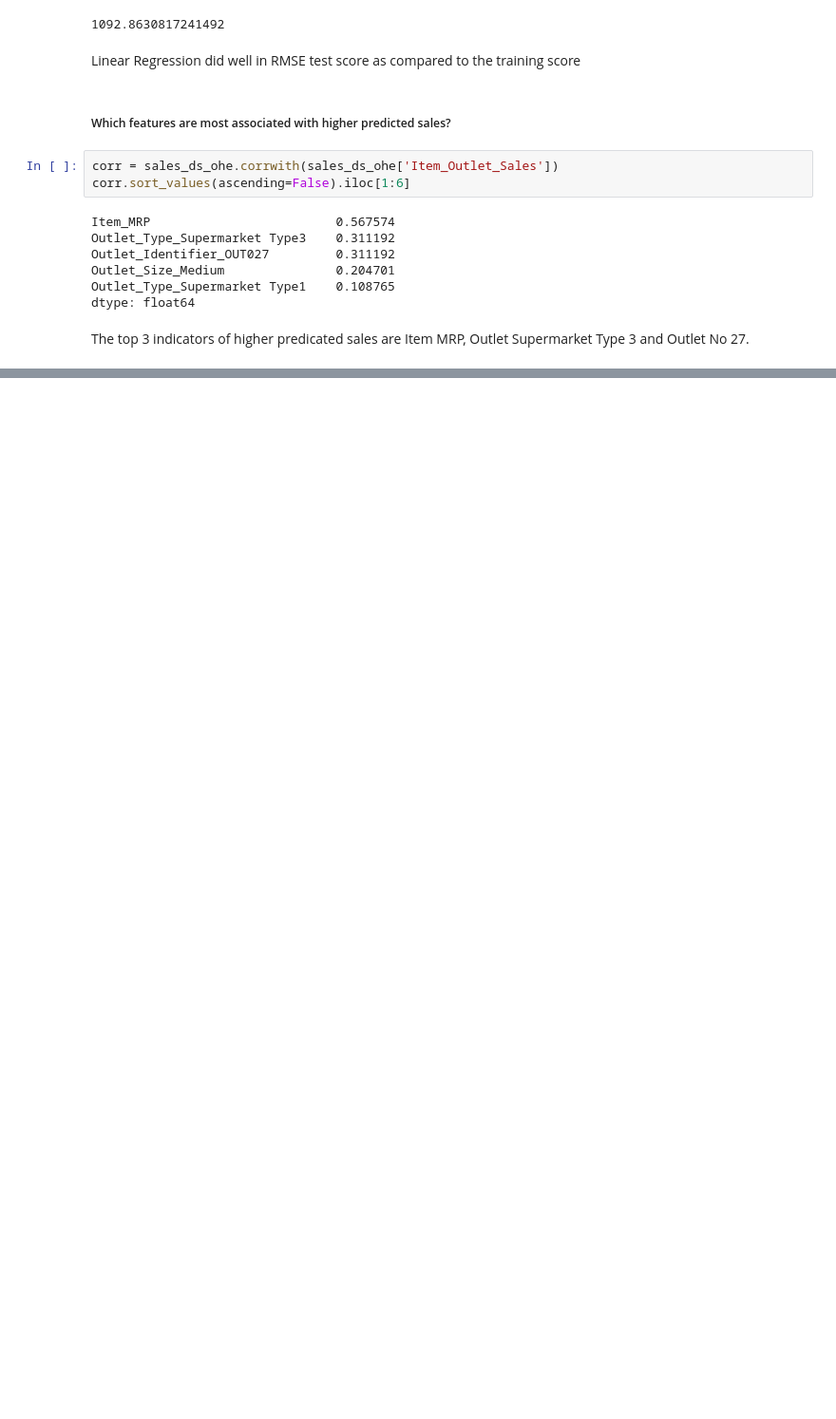
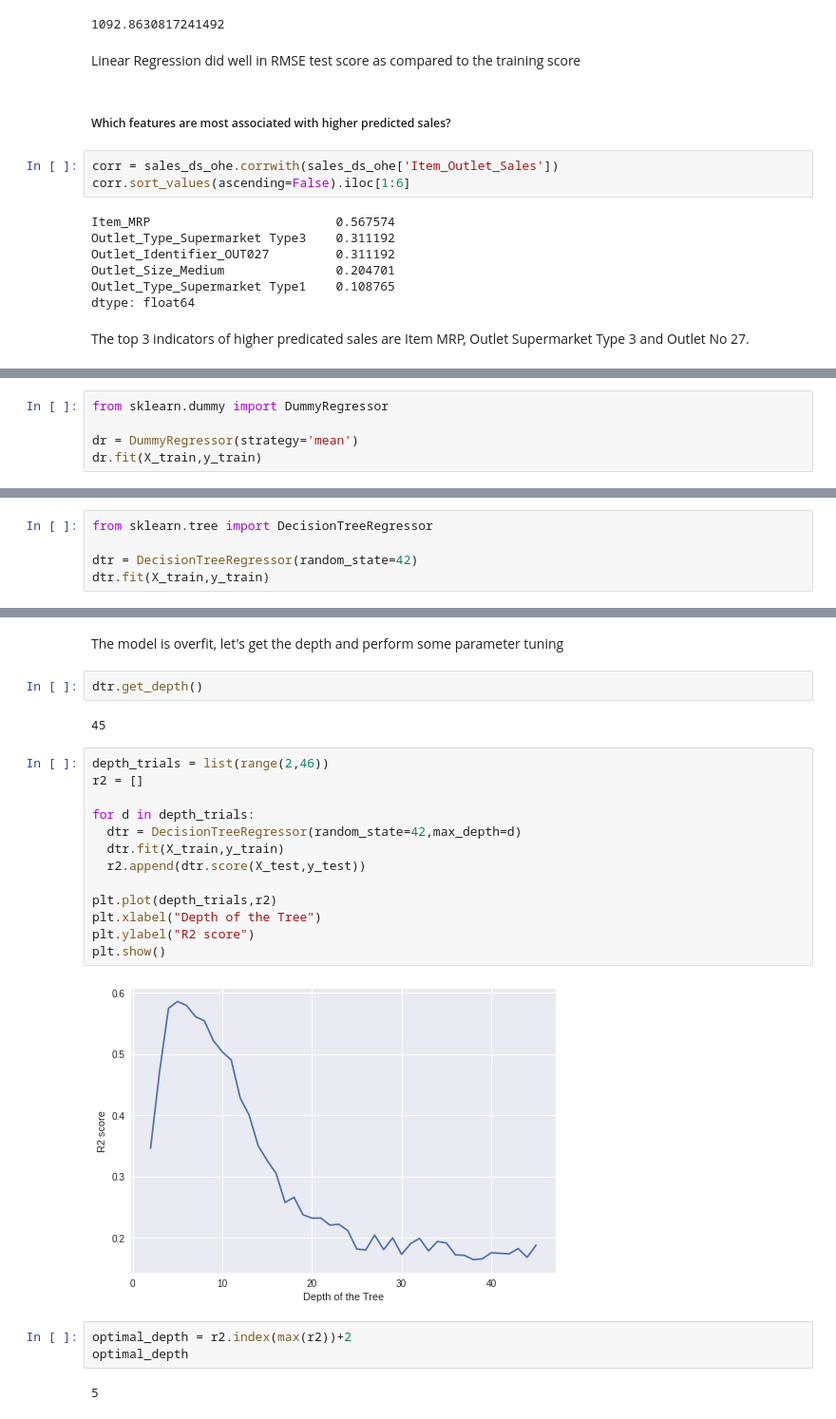
Before and after one commit to ialkamal/food-sales-predictions, a Jupyter notebook: food_sales_predictions.ipynb, the cells around one changed output, grey strips where cells are left out. Shown at 95% size. Drawn from its saved outputs; the diff is of its cells as text; blank space fills up the shorter version.

```diff
--- a/food_sales_predictions.ipynb
+++ b/food_sales_predictions.ipynb
@@ -700,0 +748,5 @@ The top 3 indicators of higher predicated sales are Item MRP, Outlet Supermarket
+# %%
+from sklearn.dummy import DummyRegressor
+
+dr = DummyRegressor(strategy='mean')
+dr.fit(X_train,y_train)
@@ -700,0 +789,5 @@ The top 3 indicators of higher predicated sales are Item MRP, Outlet Supermarket
+# %%
+from sklearn.tree import DecisionTreeRegressor
+
+dtr = DecisionTreeRegressor(random_state=42)
+dtr.fit(X_train,y_train)
@@ -700,0 +815,26 @@ The top 3 indicators of higher predicated sales are Item MRP, Outlet Supermarket
+# %% [markdown]
+The model is overfit, let's get the depth and perform some parameter tuning
+# %%
+dtr.get_depth()
+# %% [output]
+45
+# %%
+depth_trials = list(range(2,46))
+r2 = []
+
+for d in depth_trials:
+  dtr = DecisionTreeRegressor(random_state=42,max_depth=d)
+  dtr.fit(X_train,y_train)
+  r2.append(dtr.score(X_test,y_test))
+
+plt.plot(depth_trials,r2)
+plt.xlabel("Depth of the Tree")
+plt.ylabel("R2 score")
+plt.show()
+# %% [output]
+[figure, added]
+# %%
+optimal_depth = r2.index(max(r2))+2
+optimal_depth
+# %% [output]
+5
```
Also changed, not shown: parts of 32 cells of this notebook.
